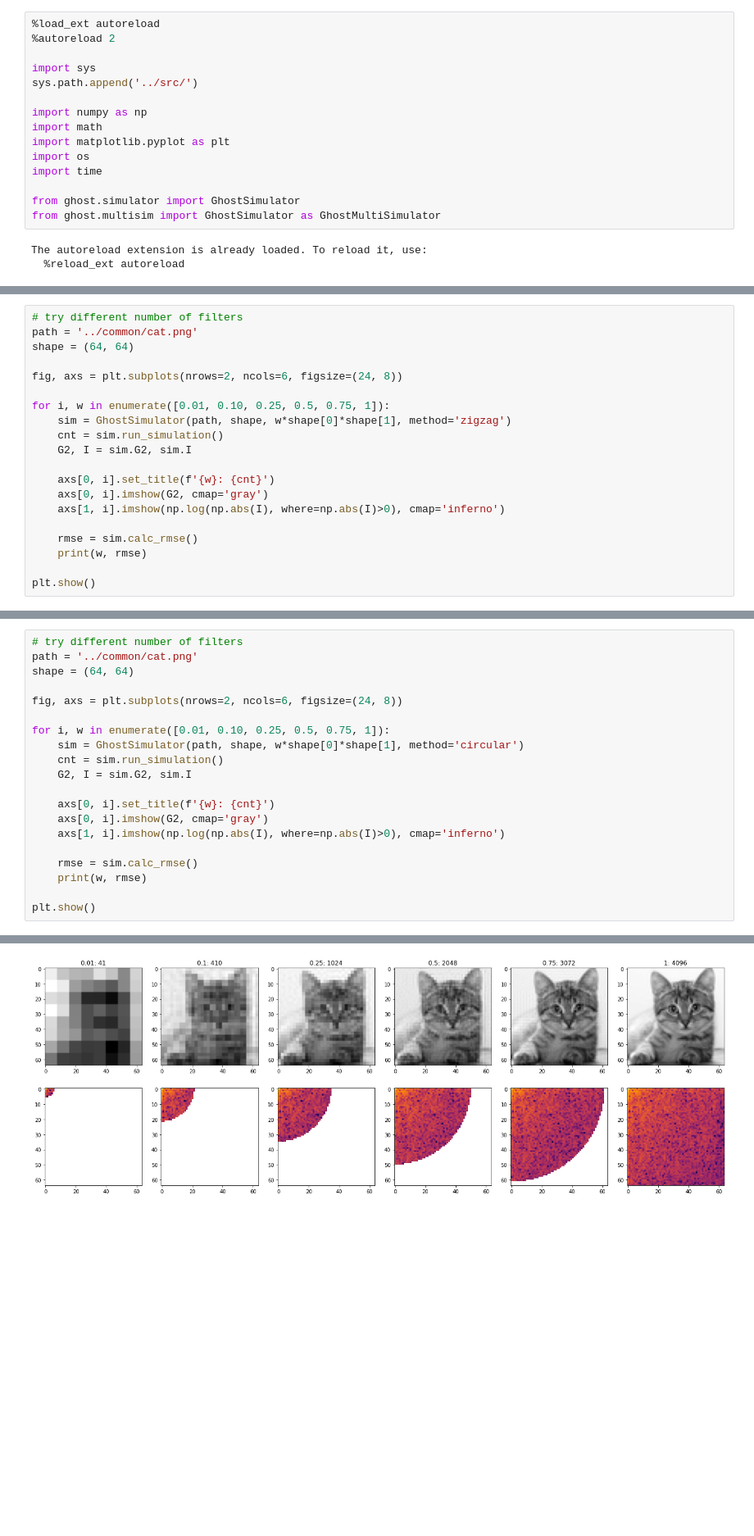
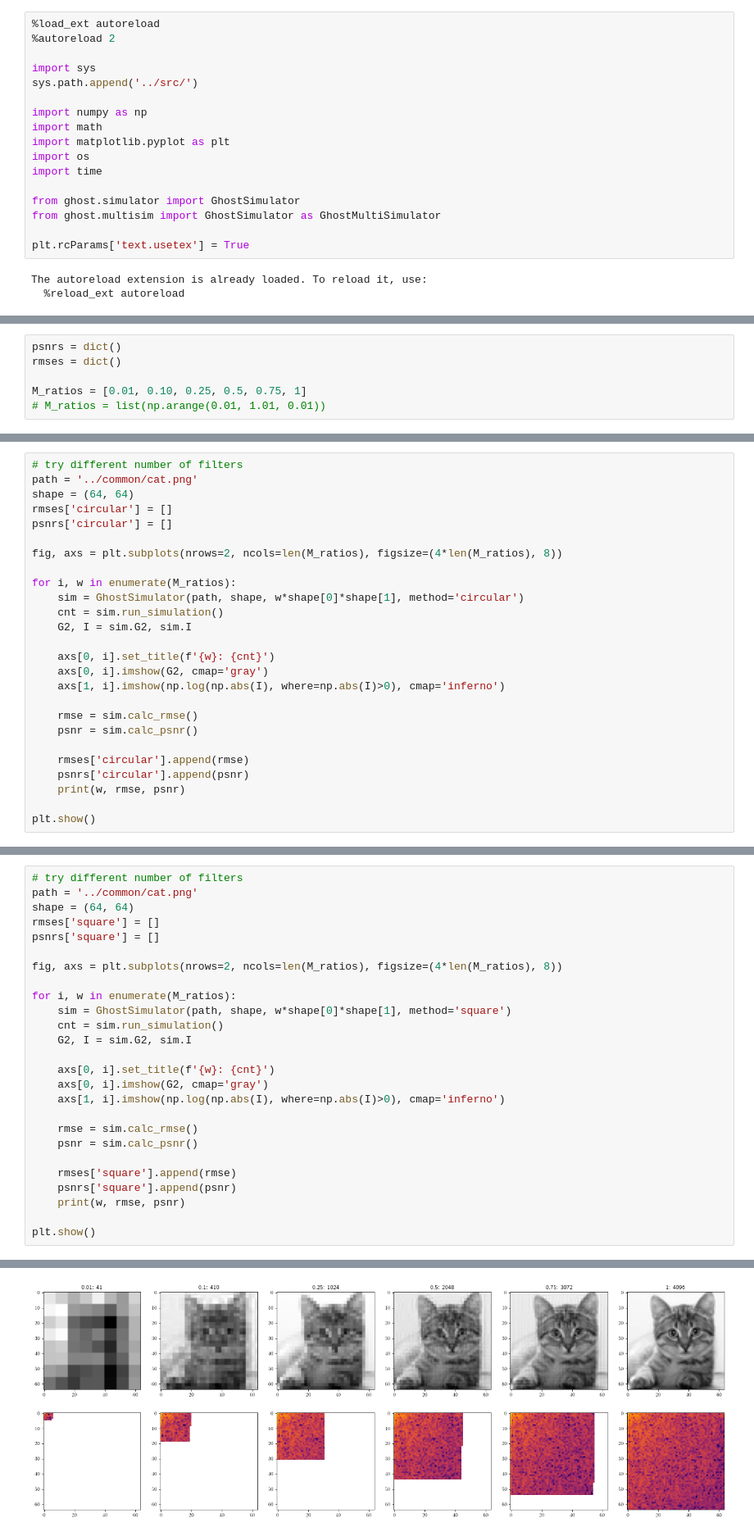
Before and after one commit to rstanuwijaya/jensen-lab-analysis, a Jupyter notebook: notebooks/gdi.ipynb, the cells around one changed output, grey strips where cells are left out. Shown at 82% size. Cells and saved outputs as stored; diff of their text form; blank space fills up the shorter version.

```diff
--- a/notebooks/gdi.ipynb
+++ b/notebooks/gdi.ipynb
@@ -13,6 +13,8 @@ import time
 
 from ghost.simulator import GhostSimulator
 from ghost.multisim import GhostSimulator as GhostMultiSimulator
+
+plt.rcParams['text.usetex'] = True
 # %% [output]
 The autoreload extension is already loaded. To reload it, use:
   %reload_ext autoreload
@@ -47,0 +54,6 @@ RMSE: 19.739108287426316
+# %%
+psnrs = dict()
+rmses = dict()
+
+M_ratios = [0.01, 0.10, 0.25, 0.5, 0.75, 1]
+# M_ratios = list(np.arange(0.01, 1.01, 0.01))
@@ -49,11 +101,13 @@ RMSE: 19.739108287426316
 # try different number of filters
 path = '../common/cat.png'
 shape = (64, 64)
+rmses['circular'] = []
+psnrs['circular'] = []
 
-fig, axs = plt.subplots(nrows=2, ncols=6, figsize=(24, 8))
+fig, axs = plt.subplots(nrows=2, ncols=len(M_ratios), figsize=(4*len(M_ratios), 8))
 
-for i, w in enumerate([0.01, 0.10, 0.25, 0.5, 0.75, 1]):
-    sim = GhostSimulator(path, shape, w*shape[0]*shape[1], method='zigzag')
+for i, w in enumerate(M_ratios):
+    sim = GhostSimulator(path, shape, w*shape[0]*shape[1], method='circular')
     cnt = sim.run_simulation()
     G2, I = sim.G2, sim.I
 
@@ -62,6 +116,10 @@ for i, w in enumerate([0.01, 0.10, 0.25, 0.5, 0.75, 1]):
     axs[1, i].imshow(np.log(np.abs(I), where=np.abs(I)>0), cmap='inferno')
 
     rmse = sim.calc_rmse()
-    print(w, rmse)
+    psnr = sim.calc_psnr()
+
+    rmses['circular'].append(rmse)
+    psnrs['circular'].append(psnr)
+    print(w, rmse, psnr)
 
 plt.show()
@@ -69,11 +135,13 @@ plt.show()
 # try different number of filters
 path = '../common/cat.png'
 shape = (64, 64)
+rmses['square'] = []
+psnrs['square'] = []
 
-fig, axs = plt.subplots(nrows=2, ncols=6, figsize=(24, 8))
+fig, axs = plt.subplots(nrows=2, ncols=len(M_ratios), figsize=(4*len(M_ratios), 8))
 
-for i, w in enumerate([0.01, 0.10, 0.25, 0.5, 0.75, 1]):
-    sim = GhostSimulator(path, shape, w*shape[0]*shape[1], method='circular')
+for i, w in enumerate(M_ratios):
+    sim = GhostSimulator(path, shape, w*shape[0]*shape[1], method='square')
     cnt = sim.run_simulation()
     G2, I = sim.G2, sim.I
 
@@ -82,7 +150,11 @@ for i, w in enumerate([0.01, 0.10, 0.25, 0.5, 0.75, 1]):
     axs[1, i].imshow(np.log(np.abs(I), where=np.abs(I)>0), cmap='inferno')
 
     rmse = sim.calc_rmse()
-    print(w, rmse)
+    psnr = sim.calc_psnr()
+
+    rmses['square'].append(rmse)
+    psnrs['square'].append(psnr)
+    print(w, rmse, psnr)
 
 plt.show()
 # %% [output]
@@ -95 +167 @@ plt.show()
-[figure, old version]
+[figure, new version]
```
Also changed, not shown: parts of 7 cells of this notebook, 1 other file.
